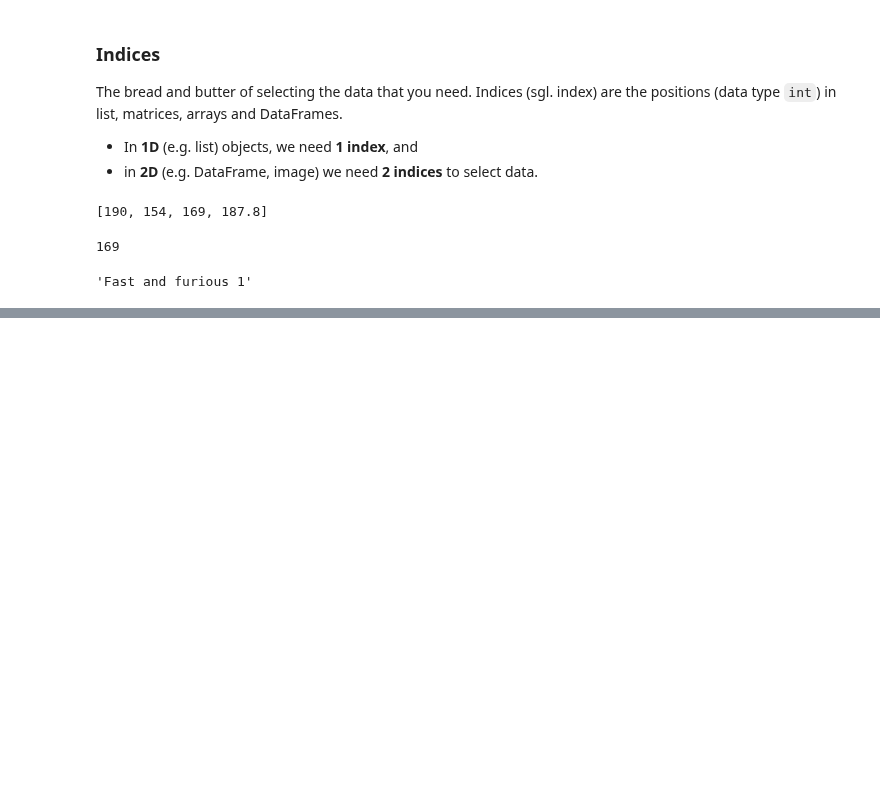
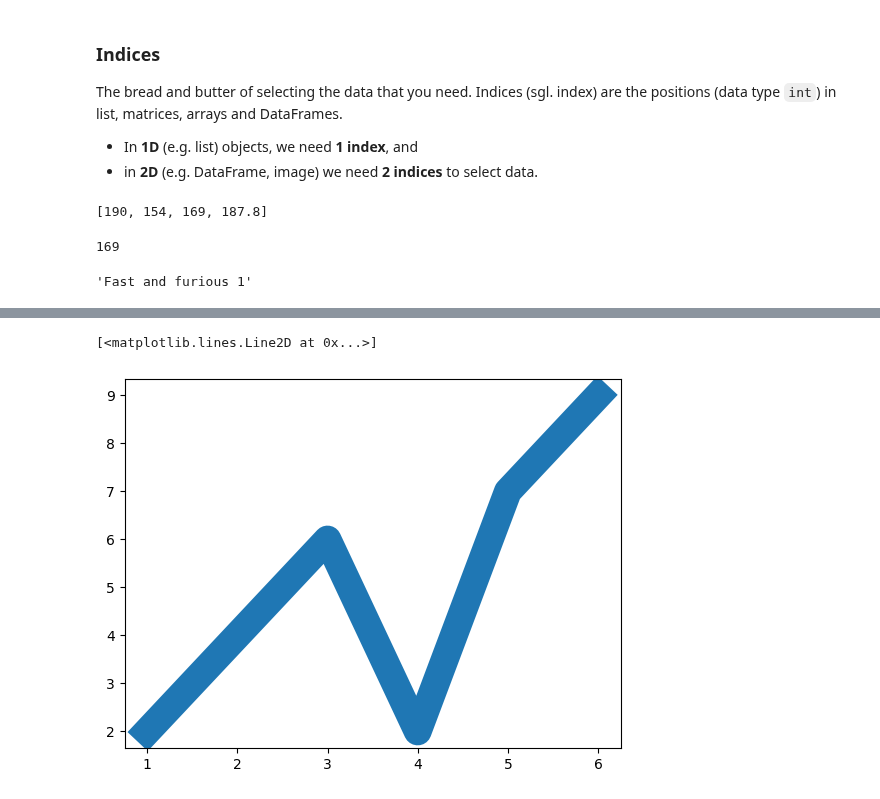
Before and after one commit to pohleric/geoscience-unifr-py, a Jupyter notebook: SGG.02101/Lesson_02/Lecture_2 - programming_basics.ipynb, the cells around one changed output, grey strips where cells are left out. Saved outputs shown, nothing was run; the diff lists cells and outputs as text; code cells hidden in the pictures; blank space fills up the shorter version.

```diff
--- a/SGG.02101/Lesson_02/Lecture_2 - programming_basics.ipynb
+++ b/SGG.02101/Lesson_02/Lecture_2 - programming_basics.ipynb
@@ -651,0 +618,17 @@ It requires the following arguments:
+# %%
+import matplotlib.pyplot as plt
+
+# some data
+x = [1,2,3,4,5,6]
+y = [2,4,6,2,7,9]
+# %%
+# Example general plot
+
+# creating the plot with the variables for the entire plot(fig) and the actual graph (ax)
+fig, ax = plt.subplots()
+
+# The actual graph
+ax.plot(x,y, linewidth=20)
+# %% [output]
+[<matplotlib.lines.Line2D at 0x...>]
+[figure, added]
```
Also changed, not shown: parts of 31 cells of this notebook, 2 other files.
